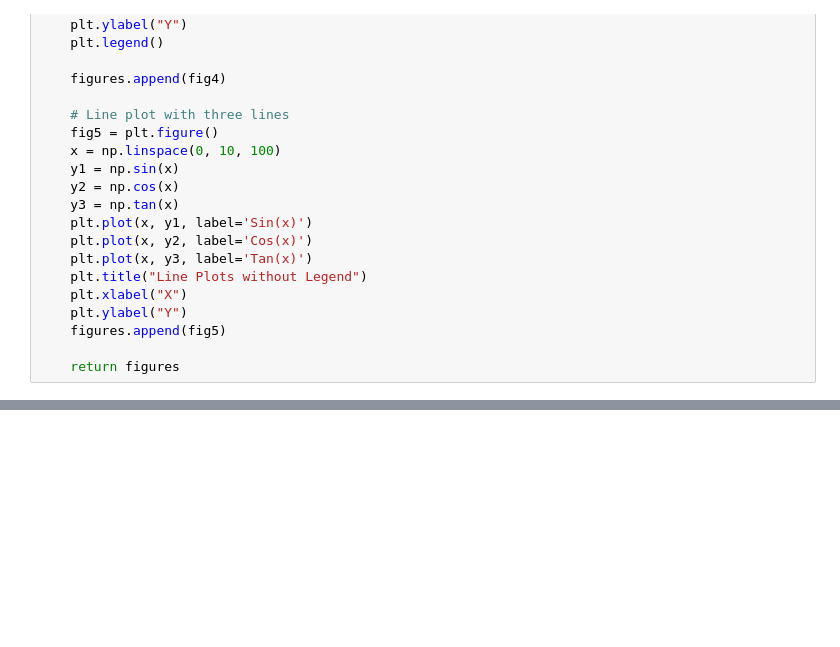
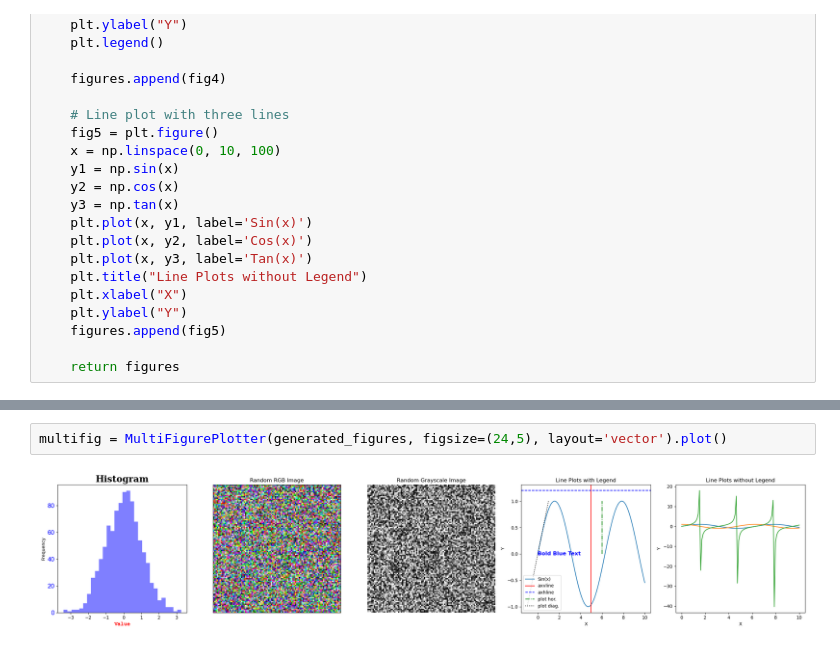
Before and after one commit to berni-lehner/hyperpyper, a Jupyter notebook: MultiFigurePlotter_demo.ipynb, the cells around one changed output, grey strips where cells are left out. Drawn from its saved outputs; the diff is of its cells as text; blank space fills up the shorter version.

```diff
--- a/MultiFigurePlotter_demo.ipynb
+++ b/MultiFigurePlotter_demo.ipynb
@@ -88 +88,5 @@ multifig = MultiFigurePlotter(generated_figures, figsize=(10,8)).plot()
+# %%
+multifig = MultiFigurePlotter(generated_figures, figsize=(24,5), layout='vector').plot()
+# %% [output]
+[figure, added]
 # %%
```
Also changed, not shown: parts of 5 cells of this notebook, 1 other file.
